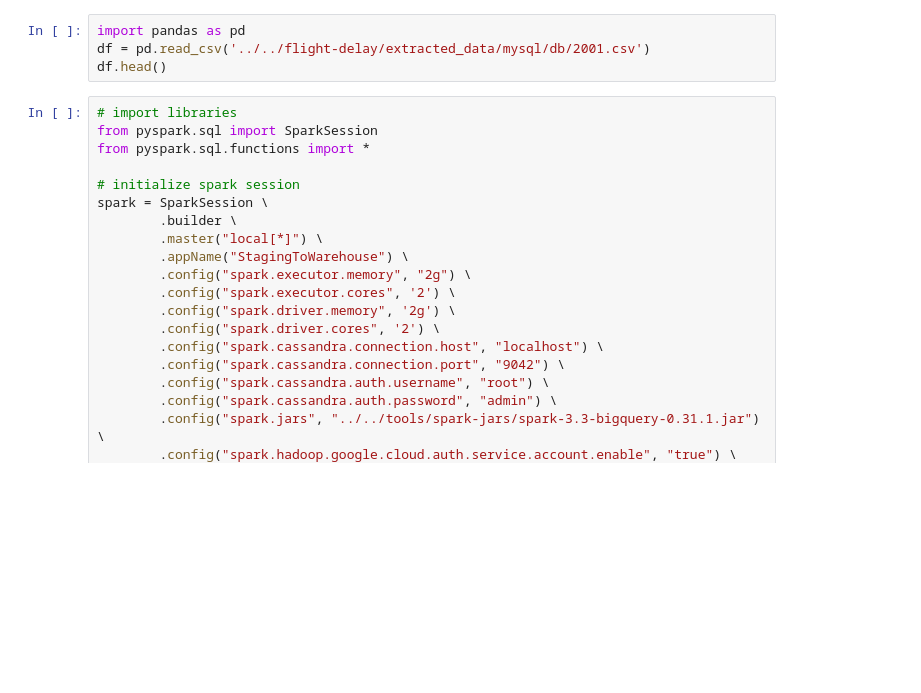
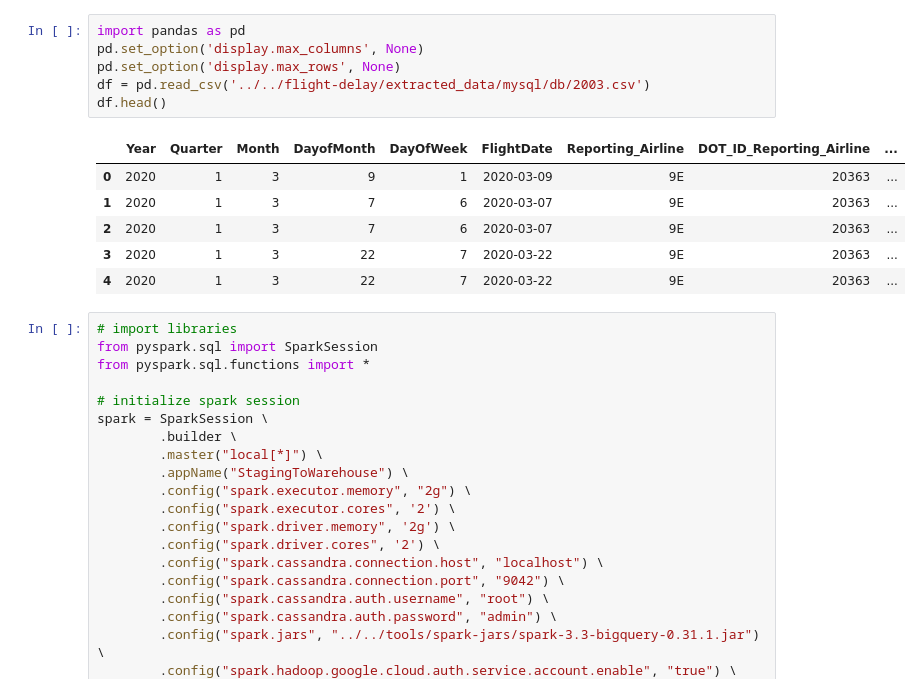
Before and after one commit to nitsvutt/airline-data-platform, a Jupyter notebook: etl-processes/staging-to-warehouse.ipynb, the cells around one changed output. Drawn from its saved outputs; the diff is of its cells as text; blank space fills up the shorter version.

```diff
--- a/etl-processes/staging-to-warehouse.ipynb
+++ b/etl-processes/staging-to-warehouse.ipynb
@@ -1,7 +1,16 @@
 # %%
 import pandas as pd
-df = pd.read_csv('../../flight-delay/extracted_data/mysql/db/2001.csv')
+pd.set_option('display.max_columns', None)
+pd.set_option('display.max_rows', None)
+df = pd.read_csv('../../flight-delay/extracted_data/mysql/db/2003.csv')
 df.head()
+# %% [output]
+|  | Year | Quarter | Month | DayofMonth | DayOfWeek | FlightDate | Reporting_Airline | DOT_ID_Reporting_Airline | ... |
+| 0 | 2020 | 1 | 3 | 9 | 1 | 2020-03-09 | 9E | 20363 | ... |
+| 1 | 2020 | 1 | 3 | 7 | 6 | 2020-03-07 | 9E | 20363 | ... |
+| 2 | 2020 | 1 | 3 | 7 | 6 | 2020-03-07 | 9E | 20363 | ... |
+| 3 | 2020 | 1 | 3 | 22 | 7 | 2020-03-22 | 9E | 20363 | ... |
+| 4 | 2020 | 1 | 3 | 22 | 7 | 2020-03-22 | 9E | 20363 | ... |
 # %%
 # import libraries
 from pyspark.sql import SparkSession
```
Also changed, not shown: parts of 7 cells of this notebook.
